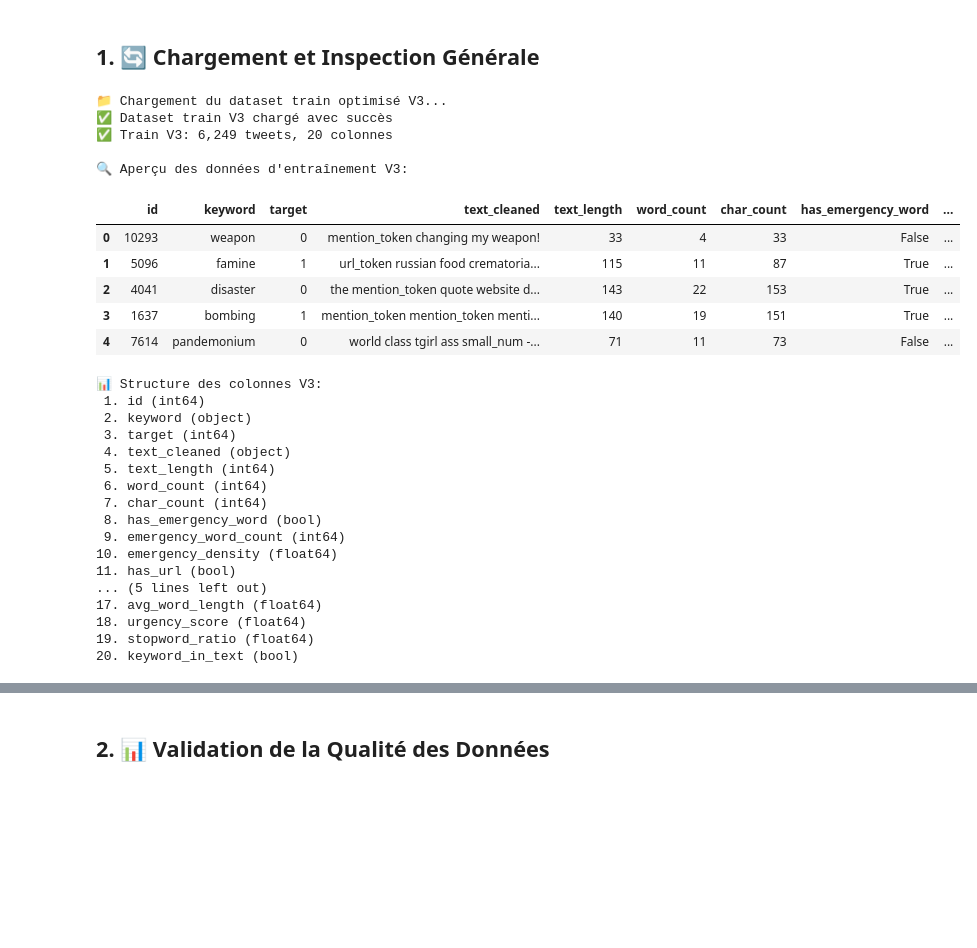
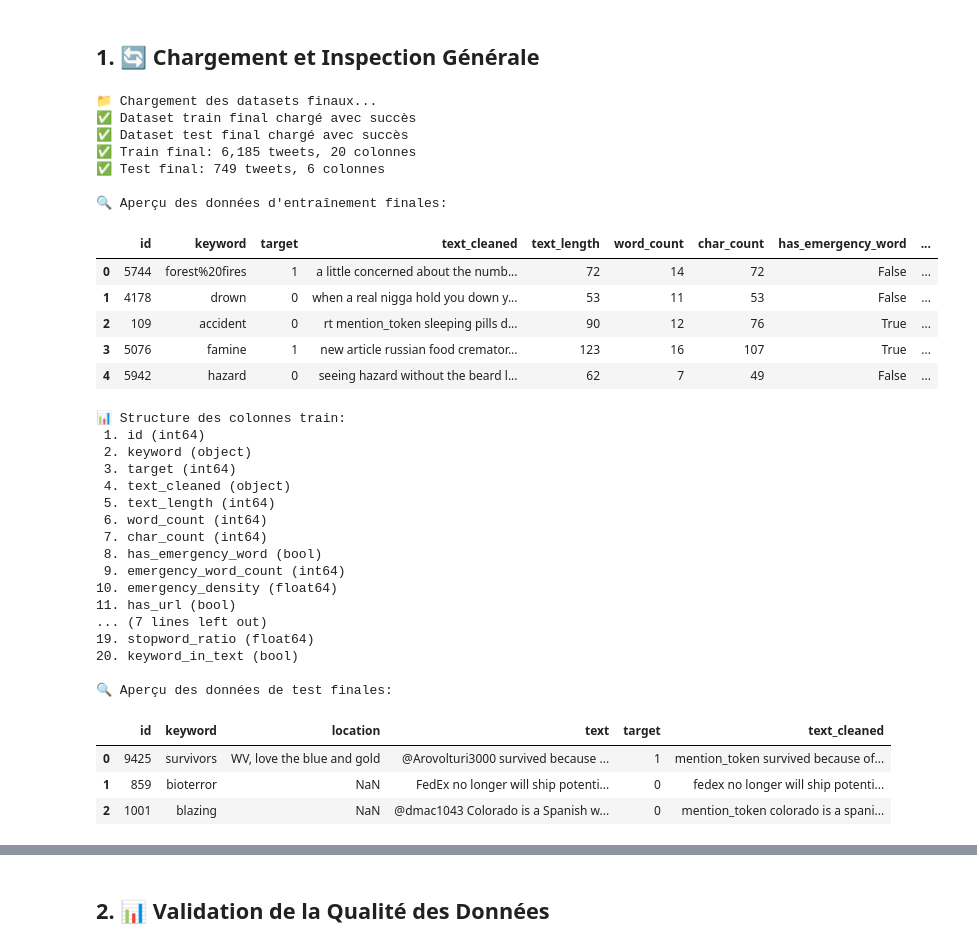
Before and after one commit to pierre-mazard/eye-of-emergency, a Jupyter notebook: notebooks/data_validation.ipynb, the cells around one changed output, grey strips where cells are left out. Drawn from its saved outputs; the diff is of its cells as text; code cells hidden in the pictures; blank space fills up the shorter version.

```diff
--- a/notebooks/data_validation.ipynb
+++ b/notebooks/data_validation.ipynb
@@ -45,40 +45,59 @@ print("ℹ️  Utilisation de pandas, numpy, scipy et matplotlib pour l'analyse"
 # %% [markdown]
 ## 1. 🔄 Chargement et Inspection Générale
 # %%
-# Chargement du dataset optimisé V3 (train uniquement)
-print("📁 Chargement du dataset train optimisé V3...")
+# Chargement des datasets finaux (train et test)
+print("📁 Chargement des datasets finaux...")
 
-# Chargement de la version optimisée V3
+# Chargement du dataset train optimisé
 try:
-    train_df = pd.read_csv('../data/processed/train_optimized_v3.csv')
-    print(f"✅ Dataset train V3 chargé avec succès")
+    train_final = pd.read_csv('../data/processed/train_optimized.csv')
+    print(f"✅ Dataset train final chargé avec succès")
 except FileNotFoundError:
-    print(f"❌ Erreur: Fichier train_optimized_v3.csv non trouvé")
-    print(f"   Veuillez d'abord exécuter le preprocessing V3")
+    print(f"❌ Erreur: Fichier train_optimized.csv non trouvé")
+    print(f"   Veuillez d'abord exécuter le pipeline complet")
     raise
 
-print(f"✅ Train V3: {len(train_df):,} tweets, {len(train_df.columns)} colonnes")
+# Chargement du dataset test nettoyé
+try:
+    test_final = pd.read_csv('../data/processed/test_cleaned.csv')
+    print(f"✅ Dataset test final chargé avec succès")
+except FileNotFoundError:
+    print(f"❌ Erreur: Fichier test_cleaned.csv non trouvé")
+    print(f"   Veuillez d'abord exécuter le pipeline complet")
+    raise
 
-# Inspection des premières lignes
-print(f"\n🔍 Aperçu des données d'entraînement V3:")
-display(train_df.head())
+print(f"✅ Train final: {len(train_final):,} tweets, {len(train_final.columns)} colonnes")
+print(f"✅ Test final: {len(test_final):,} tweets, {len(test_final.columns)} colonnes")
 
-print(f"\n📊 Structure des colonnes V3:")
-for i, col in enumerate(train_df.columns, 1):
-    print(f"{i:2}. {col} ({train_df[col].dtype})")
+# Inspection des premières lignes du train
+print(f"\n🔍 Aperçu des données d'entraînement finales:")
+display(train_final.head())
+
+print(f"\n📊 Structure des colonnes train:")
+for i, col in enumerate(train_final.columns, 1):
+    print(f"{i:2}. {col} ({train_final[col].dtype})")
+
+print(f"\n🔍 Aperçu des données de test finales:")
+display(test_final.head(3))
+
+print(f"\n📊 Structure des colonnes test:")
+for i, col in enumerate(test_final.columns, 1):
+    print(f"{i:2}. {col} ({test_final[col].dtype})")
 # %% [output]
-📁 Chargement du dataset train optimisé V3...
-✅ Dataset train V3 chargé avec succès
-✅ Train V3: 6,249 tweets, 20 colonnes
+📁 Chargement des datasets finaux...
+✅ Dataset train final chargé avec succès
+✅ Dataset test final chargé avec succès
+✅ Train final: 6,185 tweets, 20 colonnes
+✅ Test final: 749 tweets, 6 colonnes
 
-🔍 Aperçu des données d'entraînement V3:
+🔍 Aperçu des données d'entraînement finales:
 |  | id | keyword | target | text_cleaned | text_length | word_count | char_count | has_emergency_word | ... |
-| 0 | 10293 | weapon | 0 | mention_token changing my weapon! | 33 | 4 | 33 | False | ... |
-| 1 | 5096 | famine | 1 | url_token russian food crematoria... | 115 | 11 | 87 | True | ... |
-| 2 | 4041 | disaster | 0 | the mention_token quote website d... | 143 | 22 | 153 | True | ... |
-| 3 | 1637 | bombing | 1 | mention_token mention_token menti... | 140 | 19 | 151 | True | ... |
-| 4 | 7614 | pandemonium | 0 | world class tgirl ass small_num -... | 71 | 11 | 73 | False | ... |
+| 0 | 5744 | forest%20fires | 1 | a little concerned about the numb... | 72 | 14 | 72 | False | ... |
+| 1 | 4178 | drown | 0 | when a real nigga hold you down y... | 53 | 11 | 53 | False | ... |
+| 2 | 109 | accident | 0 | rt mention_token sleeping pills d... | 90 | 12 | 76 | True | ... |
+| 3 | 5076 | famine | 1 | new article russian food cremator... | 123 | 16 | 107 | True | ... |
+| 4 | 5942 | hazard | 0 | seeing hazard without the beard l... | 62 | 7 | 49 | False | ... |
-📊 Structure des colonnes V3:
+📊 Structure des colonnes train:
  1. id (int64)
  2. keyword (object)
  3. target (int64)
@@ -90,8 +109,12 @@ for i, col in enumerate(train_df.columns, 1):
  9. emergency_word_count (int64)
 10. emergency_density (float64)
 11. has_url (bool)
-... (5 lines left out)
-17. avg_word_length (float64)
-18. urgency_score (float64)
+... (7 lines left out)
 19. stopword_ratio (float64)
 20. keyword_in_text (bool)
+
+🔍 Aperçu des données de test finales:
+|  | id | keyword | location | text | target | text_cleaned |
+| 0 | 9425 | survivors | WV, love the blue and gold | @Arovolturi3000 survived because ... | 1 | mention_token survived because of... |
+| 1 | 859 | bioterror | NaN | FedEx no longer will ship potenti... | 0 | fedex no longer will ship potenti... |
+| 2 | 1001 | blazing | NaN | @dmac1043 Colorado is a Spanish w... | 0 | mention_token colorado is a spani... |
```
Also changed, not shown: parts of 17 cells of this notebook, 26 other files.
